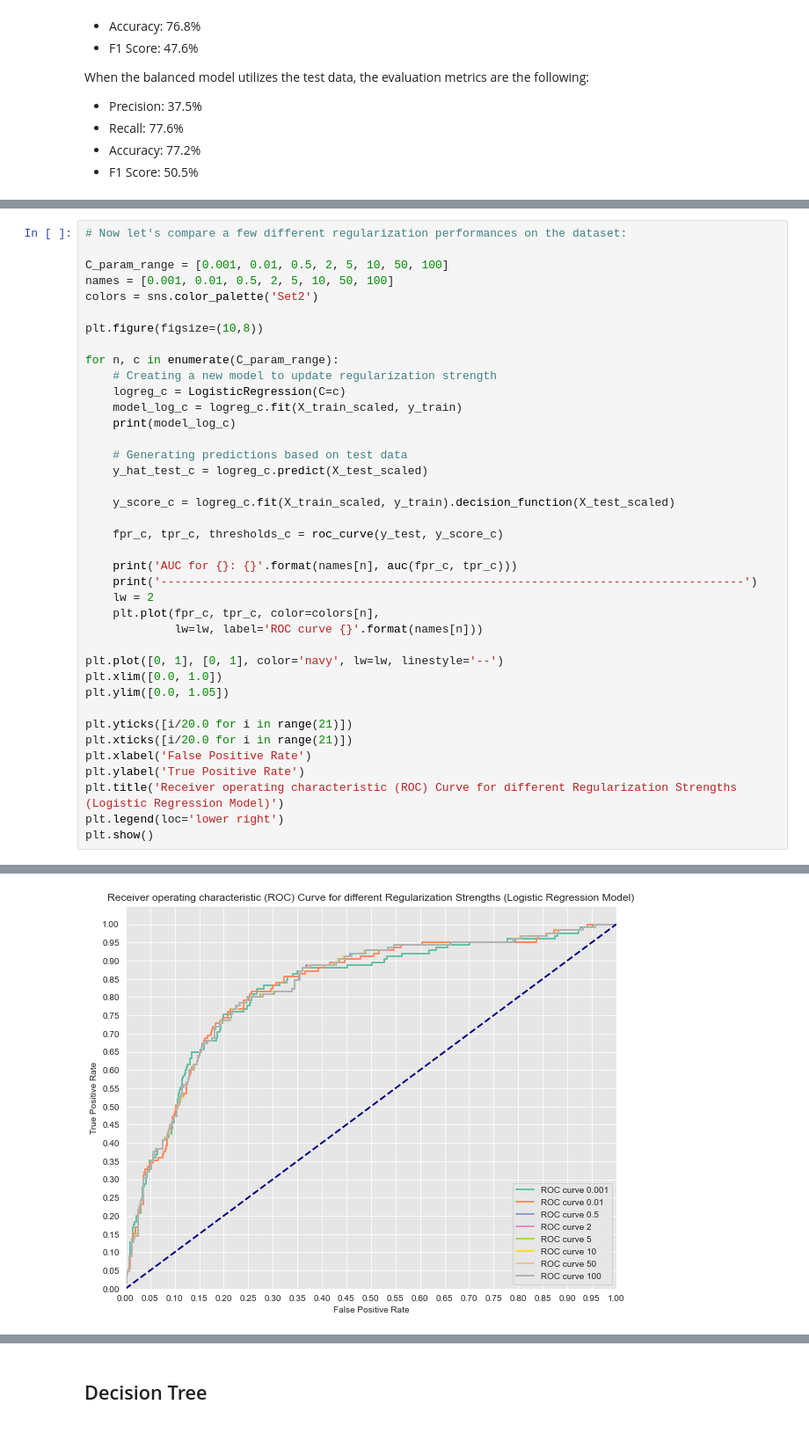
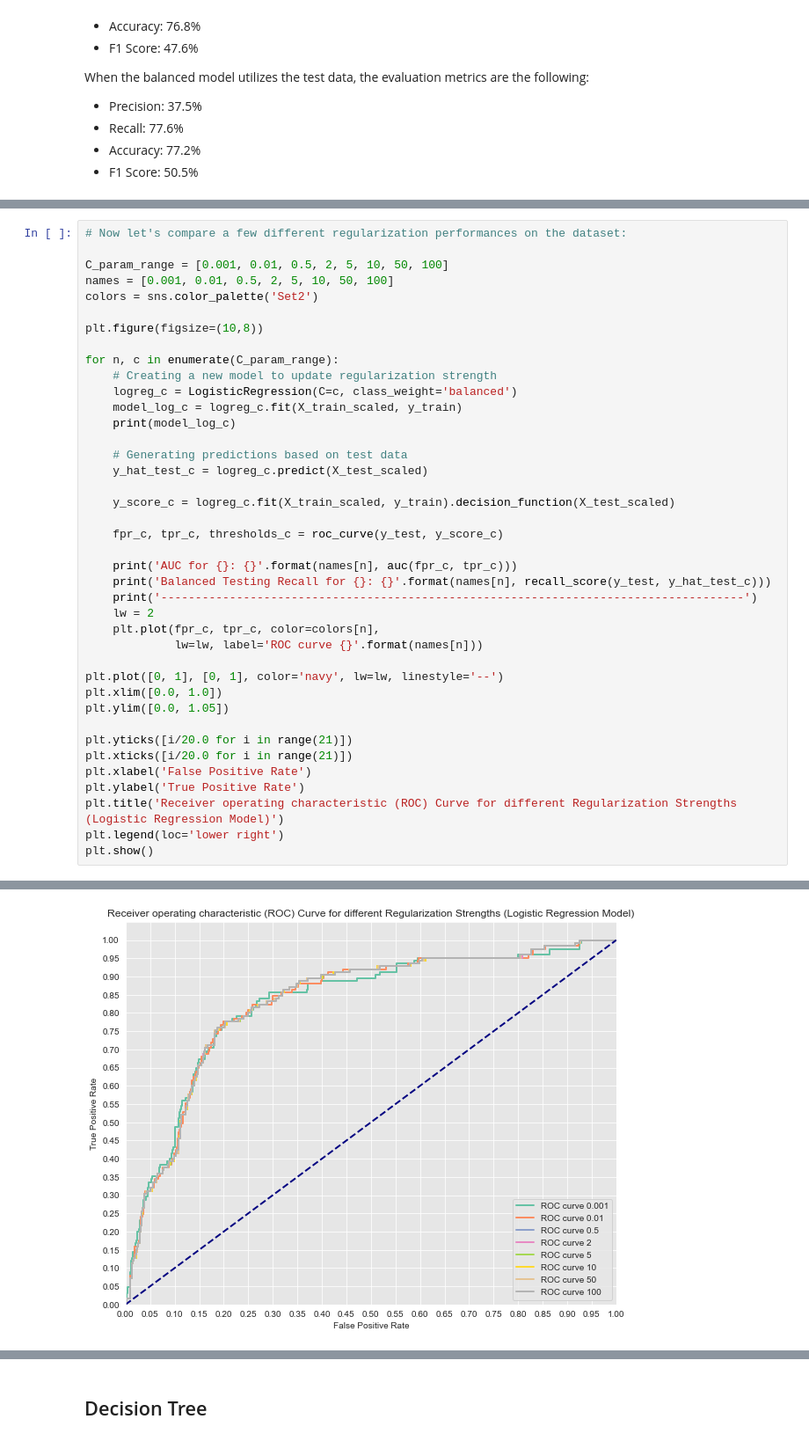
Before and after one commit to keithotuomagie/telcom_analysis, a Jupyter notebook: notebook.ipynb, the cells around one changed output, grey strips where cells are left out. Shown at 88% size. Drawn from its saved outputs; the diff is of its cells as text.

```diff
--- a/notebook.ipynb
+++ b/notebook.ipynb
@@ -743,7 +760,7 @@ plt.figure(figsize=(10,8))
 
 for n, c in enumerate(C_param_range):
     # Creating a new model to update regularization strength
-    logreg_c = LogisticRegression(C=c)
+    logreg_c = LogisticRegression(C=c, class_weight='balanced')
     model_log_c = logreg_c.fit(X_train_scaled, y_train)
     print(model_log_c)
 
@@ -755,6 +772,7 @@ for n, c in enumerate(C_param_range):
     fpr_c, tpr_c, thresholds_c = roc_curve(y_test, y_score_c)
 
     print('AUC for {}: {}'.format(names[n], auc(fpr_c, tpr_c)))
+    print('Balanced Testing Recall for {}: {}'.format(names[n], recall_score(y_test, y_hat_test_c)))
     print('-------------------------------------------------------------------------------------')
     lw = 2
     plt.plot(fpr_c, tpr_c, color=colors[n],
@@ -792 +810 @@ AUC for 100: 0.8267983074753174
-[figure, old version]
+[figure, new version]
```
Also changed, not shown: parts of 32 cells of this notebook, 4 other files.
